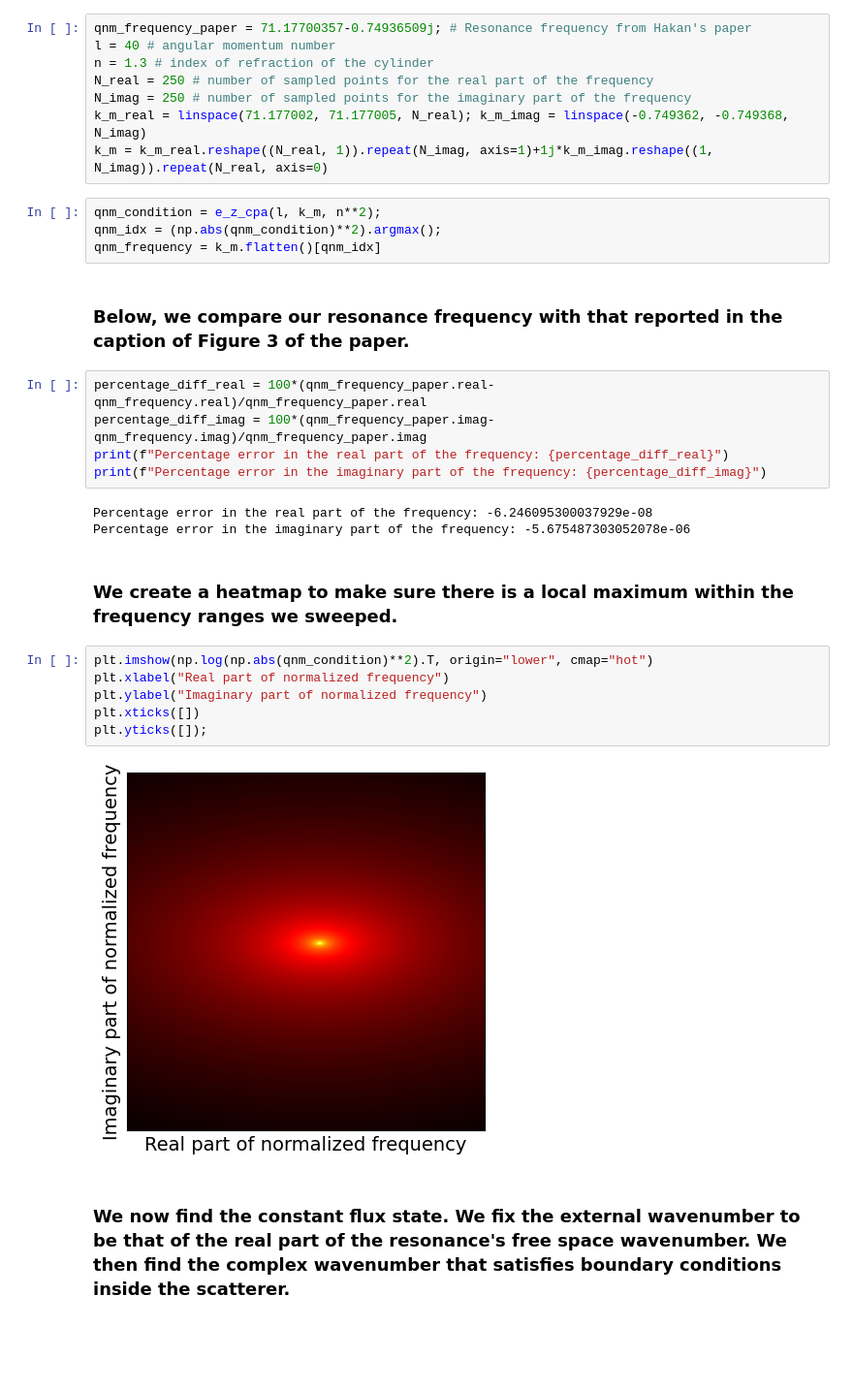
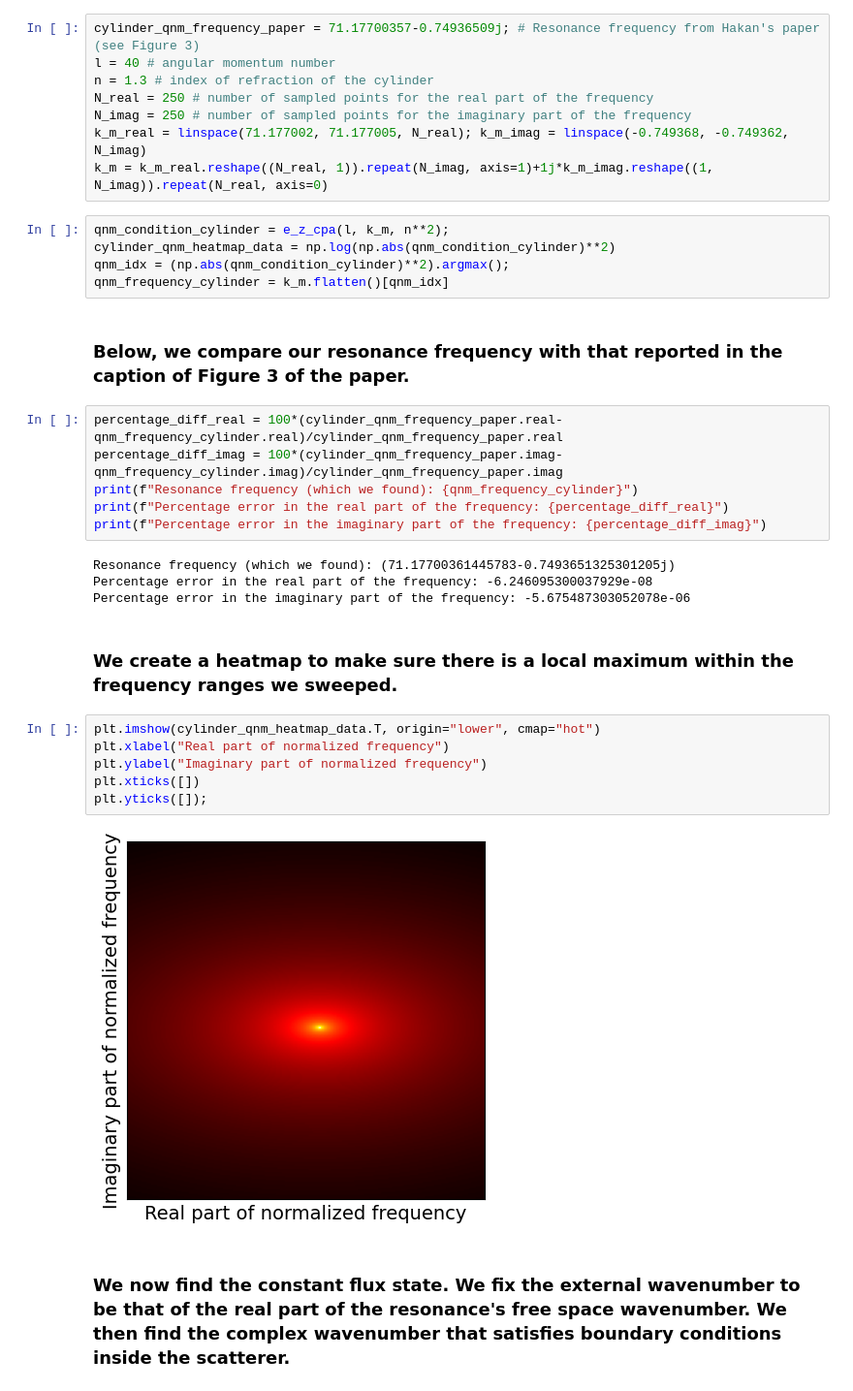
Before and after one commit to AliGhorashiCMT/Coherent-Perfect-Absorption, a Jupyter notebook: cylinders/constant_flux_states.ipynb, the cells around one changed output. Shown at 97% size. Cells and saved outputs as stored; diff of their text form; blank space fills up the shorter version.

```diff
--- a/cylinders/constant_flux_states.ipynb
+++ b/cylinders/constant_flux_states.ipynb
@@ -104,37 +112,40 @@ def constant_flux(l, n, k, k_m): # angular momentum number, index of refraction,
 # %% [markdown]
 ### We first find the resonance frequency (which is complex valued). Note that the paper does not explicitly state the polarization but I believe it is assumed that the electric field is polarized along the cylinder's axis.
 # %%
-qnm_frequency_paper = 71.17700357-0.74936509j; # Resonance frequency from Hakan's paper
+cylinder_qnm_frequency_paper = 71.17700357-0.74936509j; # Resonance frequency from Hakan's paper (see Figure 3)
 l = 40 # angular momentum number
 n = 1.3 # index of refraction of the cylinder
 N_real = 250 # number of sampled points for the real part of the frequency
 N_imag = 250 # number of sampled points for the imaginary part of the frequency
-k_m_real = linspace(71.177002, 71.177005, N_real); k_m_imag = linspace(-0.749362, -0.749368, N_imag)
+k_m_real = linspace(71.177002, 71.177005, N_real); k_m_imag = linspace(-0.749368, -0.749362, N_imag)
 k_m = k_m_real.reshape((N_real, 1)).repeat(N_imag, axis=1)+1j*k_m_imag.reshape((1, N_imag)).repeat(N_real, axis=0)
 # %%
-qnm_condition = e_z_cpa(l, k_m, n**2);
-qnm_idx = (np.abs(qnm_condition)**2).argmax();
-qnm_frequency = k_m.flatten()[qnm_idx]
+qnm_condition_cylinder = e_z_cpa(l, k_m, n**2);
+cylinder_qnm_heatmap_data = np.log(np.abs(qnm_condition_cylinder)**2)
+qnm_idx = (np.abs(qnm_condition_cylinder)**2).argmax();
+qnm_frequency_cylinder = k_m.flatten()[qnm_idx]
 # %% [markdown]
 ### Below, we compare our resonance frequency with that reported in the caption of Figure 3 of the paper.
 # %%
-percentage_diff_real = 100*(qnm_frequency_paper.real-qnm_frequency.real)/qnm_frequency_paper.real
-percentage_diff_imag = 100*(qnm_frequency_paper.imag-qnm_frequency.imag)/qnm_frequency_paper.imag
+percentage_diff_real = 100*(cylinder_qnm_frequency_paper.real-qnm_frequency_cylinder.real)/cylinder_qnm_frequency_paper.real
+percentage_diff_imag = 100*(cylinder_qnm_frequency_paper.imag-qnm_frequency_cylinder.imag)/cylinder_qnm_frequency_paper.imag
+print(f"Resonance frequency (which we found): {qnm_frequency_cylinder}")
 print(f"Percentage error in the real part of the frequency: {percentage_diff_real}")
 print(f"Percentage error in the imaginary part of the frequency: {percentage_diff_imag}")
 # %% [output]
+Resonance frequency (which we found): (71.17700361445783-0.7493651325301205j)
 Percentage error in the real part of the frequency: -6.246095300037929e-08
 Percentage error in the imaginary part of the frequency: -5.675487303052078e-06
 # %% [markdown]
 ### We create a heatmap to make sure there is a local maximum within the frequency ranges we sweeped.
 # %%
-plt.imshow(np.log(np.abs(qnm_condition)**2).T, origin="lower", cmap="hot")
+plt.imshow(cylinder_qnm_heatmap_data.T, origin="lower", cmap="hot")
 plt.xlabel("Real part of normalized frequency")
 plt.ylabel("Imaginary part of normalized frequency")
 plt.xticks([])
 plt.yticks([]);
 # %% [output]
-[figure, old version]
+[figure, new version]
 # %% [markdown]
 ### We now find the constant flux state. We fix the external wavenumber to be that of the real part of the resonance's free space wavenumber. We then find the complex wavenumber that satisfies boundary conditions inside the scatterer.
 # %%
```
Also changed, not shown: parts of 18 cells of this notebook.
